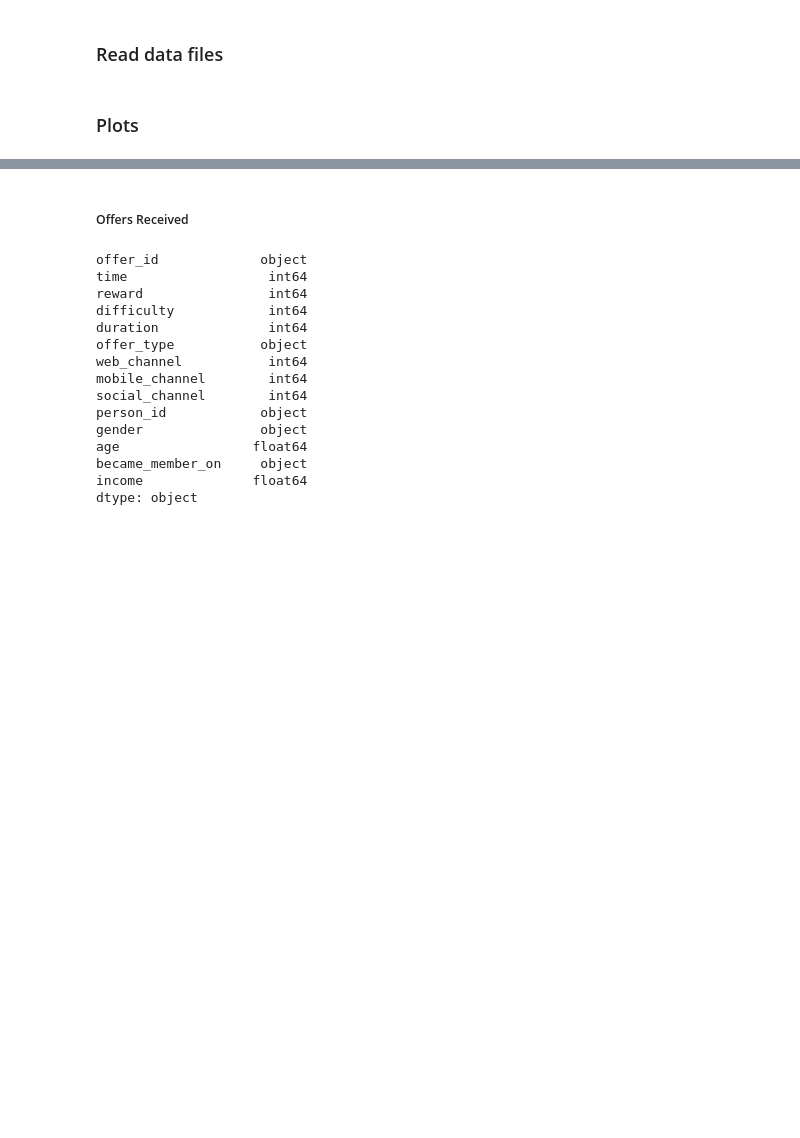
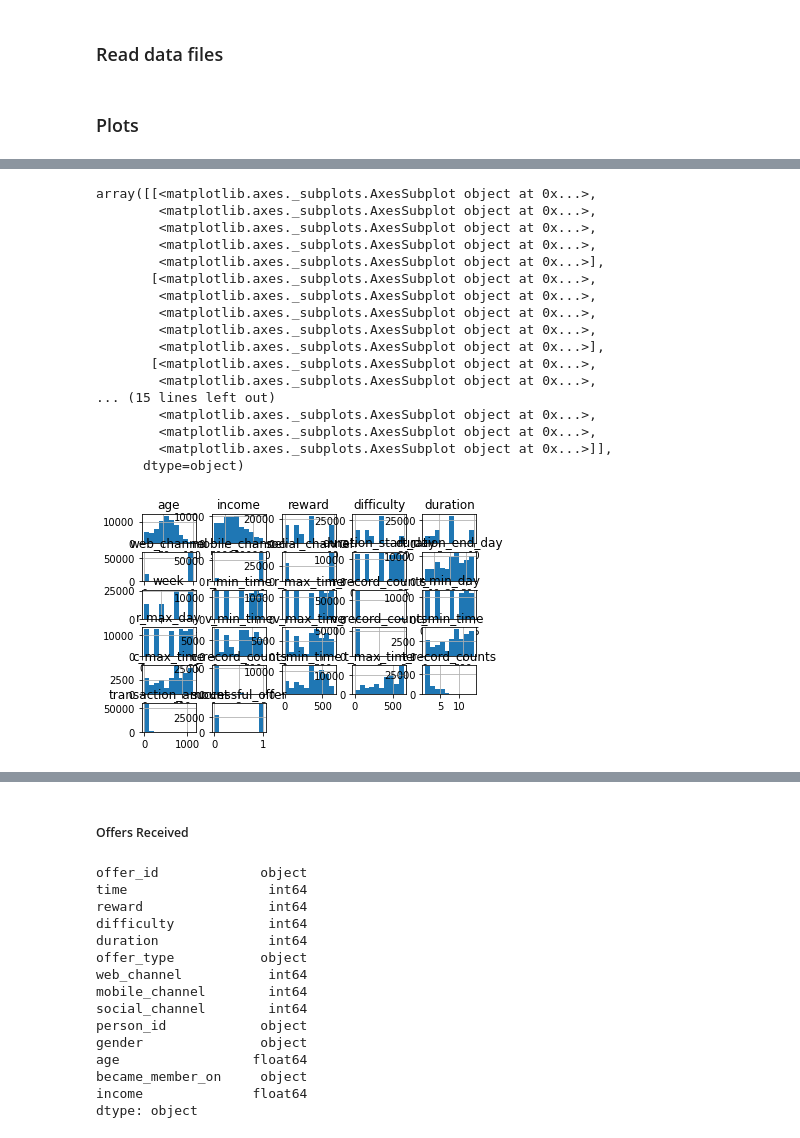
Before and after one commit to nthammadi-uncc/StarbucksPromotionAnalysis, a Jupyter notebook: Jupyter Notebooks/SB_Exploratory_Data_Analysis.ipynb, the cells around one changed output, grey strips where cells are left out. Saved outputs shown, nothing was run; the diff lists cells and outputs as text; code cells hidden in the pictures; blank space fills up the shorter version.

Commit message:
Updated exploratory data analysis

```diff
--- a/Jupyter Notebooks/SB_Exploratory_Data_Analysis.ipynb
+++ b/Jupyter Notebooks/SB_Exploratory_Data_Analysis.ipynb
@@ -14,7 +14,7 @@ from pandas.plotting import scatter_matrix
 ### Read data files
 # %%
 #read the csv files and convert into dataframe
-parent_url='https://raw.githubusercontent.com/nthammadi-uncc/StarbucksPromotionAnalysis/main/data/clean/'
+parent_url='https://raw.githubusercontent.com/nthammadi-uncc/StarbucksPromotionAnalysis/main/data/not%20in%20use/'
 offer_received_url=parent_url+'offer_received.csv'
 offer_viewed_url=parent_url+'offer_viewed.csv'
 offer_completed_url=parent_url+'offer_completed.csv'
@@ -25,5 +25,8 @@ offer_viewed_df=pd.read_csv(offer_viewed_url)
 offer_viewed_df = offer_viewed_df.iloc[: , 1:]
 offer_completed_df=pd.read_csv(offer_completed_url)
 offer_completed_df = offer_completed_df.iloc[: , 1:]
+
+offers_df=pd.read_csv('https://raw.githubusercontent.com/nthammadi-uncc/StarbucksPromotionAnalysis/main/data/clean/final_consolidated_offers.csv')
+offers_df = offers_df.iloc[: , 1:]
 # %% [markdown]
 ### Plots
@@ -29,0 +68,21 @@ offer_completed_df = offer_completed_df.iloc[: , 1:]
+# %%
+offers_df.hist()
+# %% [output]
+array([[<matplotlib.axes._subplots.AxesSubplot object at 0x...>,
+        <matplotlib.axes._subplots.AxesSubplot object at 0x...>,
+        <matplotlib.axes._subplots.AxesSubplot object at 0x...>,
+        <matplotlib.axes._subplots.AxesSubplot object at 0x...>,
+        <matplotlib.axes._subplots.AxesSubplot object at 0x...>],
+       [<matplotlib.axes._subplots.AxesSubplot object at 0x...>,
+        <matplotlib.axes._subplots.AxesSubplot object at 0x...>,
+        <matplotlib.axes._subplots.AxesSubplot object at 0x...>,
+        <matplotlib.axes._subplots.AxesSubplot object at 0x...>,
+        <matplotlib.axes._subplots.AxesSubplot object at 0x...>],
+       [<matplotlib.axes._subplots.AxesSubplot object at 0x...>,
+        <matplotlib.axes._subplots.AxesSubplot object at 0x...>,
+... (15 lines left out)
+        <matplotlib.axes._subplots.AxesSubplot object at 0x...>,
+        <matplotlib.axes._subplots.AxesSubplot object at 0x...>,
+        <matplotlib.axes._subplots.AxesSubplot object at 0x...>]],
+      dtype=object)
+[figure, added]
```
Also changed, not shown: parts of 6 cells of this notebook, 1 other file.
